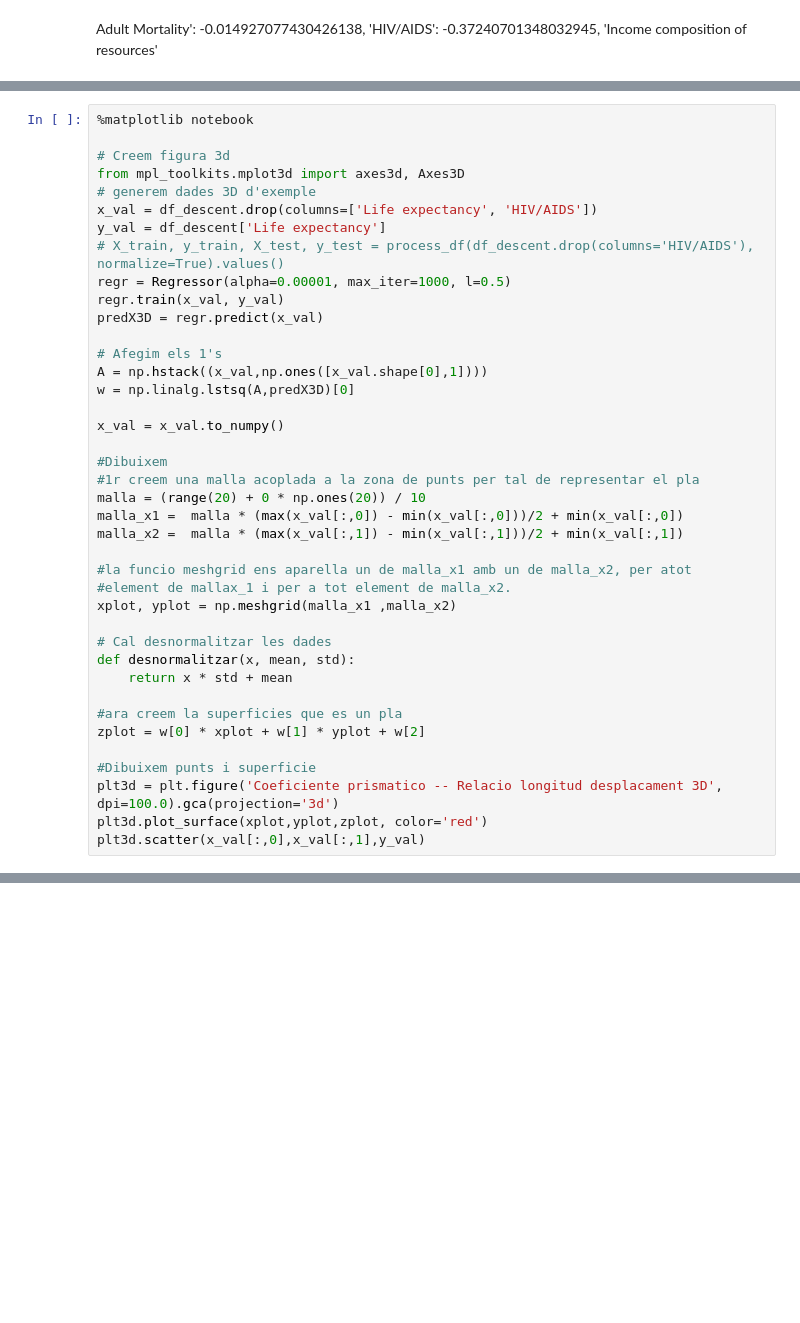
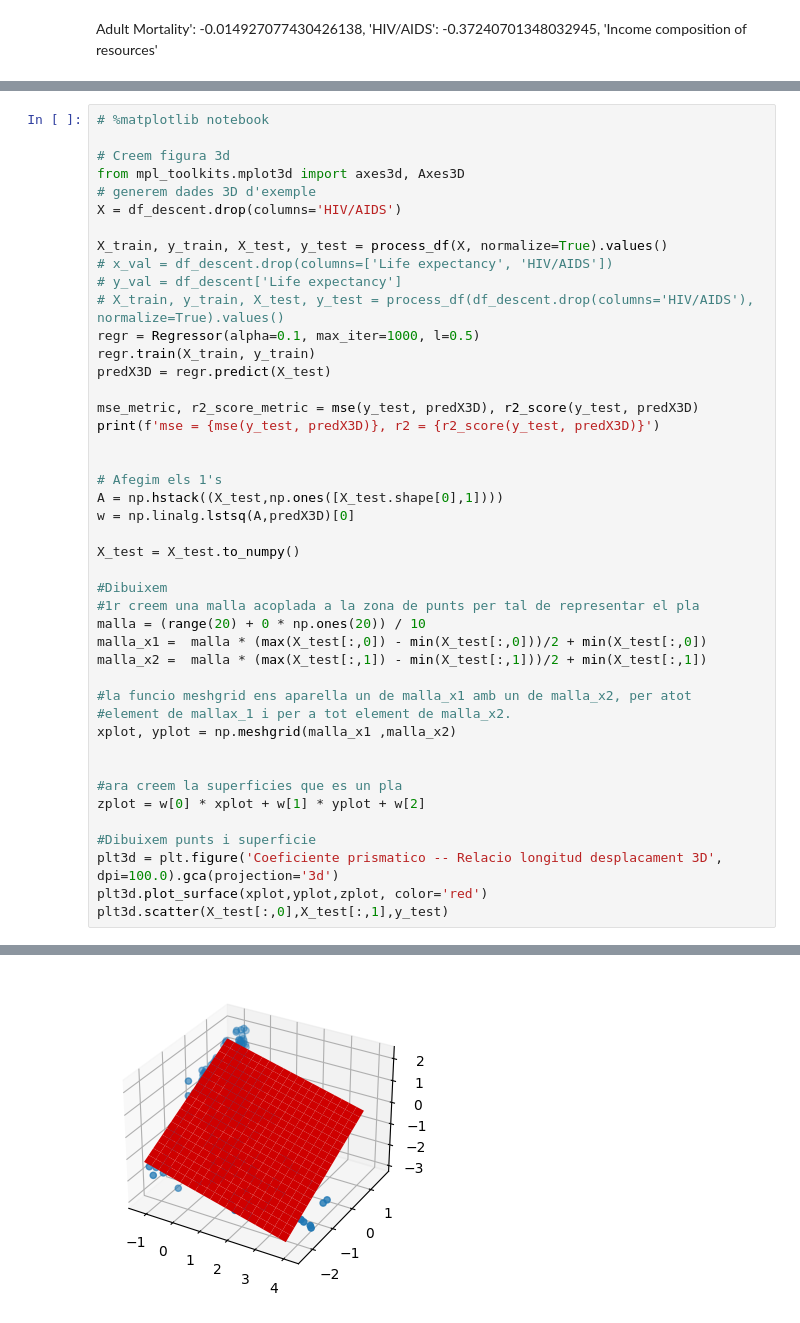
Before and after one commit to pablo15ruiz/ac-pr01, a Jupyter notebook: pr01.ipynb, the cells around one changed output, grey strips where cells are left out. Drawn from its saved outputs; the diff is of its cells as text; blank space fills up the shorter version.

```diff
--- a/pr01.ipynb
+++ b/pr01.ipynb
@@ -428,35 +466,39 @@ plt.scatter(df_descent['Income composition of resources'], df_descent['Life expe
 # %%
-%matplotlib notebook
+# %matplotlib notebook
 
 # Creem figura 3d
 from mpl_toolkits.mplot3d import axes3d, Axes3D
 # generem dades 3D d'exemple
-x_val = df_descent.drop(columns=['Life expectancy', 'HIV/AIDS'])
-y_val = df_descent['Life expectancy']
+X = df_descent.drop(columns='HIV/AIDS')
+
+X_train, y_train, X_test, y_test = process_df(X, normalize=True).values()
+# x_val = df_descent.drop(columns=['Life expectancy', 'HIV/AIDS'])
+# y_val = df_descent['Life expectancy']
 # X_train, y_train, X_test, y_test = process_df(df_descent.drop(columns='HIV/AIDS'), normalize=True).values()
-regr = Regressor(alpha=0.00001, max_iter=1000, l=0.5)
-regr.train(x_val, y_val)
-predX3D = regr.predict(x_val)
+regr = Regressor(alpha=0.1, max_iter=1000, l=0.5)
+regr.train(X_train, y_train)
+predX3D = regr.predict(X_test)
+
+mse_metric, r2_score_metric = mse(y_test, predX3D), r2_score(y_test, predX3D)
+print(f'mse = {mse(y_test, predX3D)}, r2 = {r2_score(y_test, predX3D)}')
+
 
 # Afegim els 1's
-A = np.hstack((x_val,np.ones([x_val.shape[0],1])))
+A = np.hstack((X_test,np.ones([X_test.shape[0],1])))
 w = np.linalg.lstsq(A,predX3D)[0]
 
-x_val = x_val.to_numpy()
+X_test = X_test.to_numpy()
 
 #Dibuixem
 #1r creem una malla acoplada a la zona de punts per tal de representar el pla
 malla = (range(20) + 0 * np.ones(20)) / 10
-malla_x1 =  malla * (max(x_val[:,0]) - min(x_val[:,0]))/2 + min(x_val[:,0])
-malla_x2 =  malla * (max(x_val[:,1]) - min(x_val[:,1]))/2 + min(x_val[:,1])
+malla_x1 =  malla * (max(X_test[:,0]) - min(X_test[:,0]))/2 + min(X_test[:,0])
+malla_x2 =  malla * (max(X_test[:,1]) - min(X_test[:,1]))/2 + min(X_test[:,1])
 
 #la funcio meshgrid ens aparella un de malla_x1 amb un de malla_x2, per atot
 #element de mallax_1 i per a tot element de malla_x2.
 xplot, yplot = np.meshgrid(malla_x1 ,malla_x2)
 
-# Cal desnormalitzar les dades
-def desnormalitzar(x, mean, std):
-    return x * std + mean
 
 #ara creem la superficies que es un pla
 zplot = w[0] * xplot + w[1] * yplot + w[2]
@@ -464,5 +506,5 @@ zplot = w[0] * xplot + w[1] * yplot + w[2]
 #Dibuixem punts i superficie
 plt3d = plt.figure('Coeficiente prismatico -- Relacio longitud desplacament 3D', dpi=100.0).gca(projection='3d')
 plt3d.plot_surface(xplot,yplot,zplot, color='red')
-plt3d.scatter(x_val[:,0],x_val[:,1],y_val)
+plt3d.scatter(X_test[:,0],X_test[:,1],y_test)
 # %% [output]
@@ -477,3 +515,4 @@ To use the future default and silence this warning we advise to pass `rcond=None
+[figure, added]
 # %% [markdown]
 <a style='text-decoration:none;line-height:16px;display:flex;color:#5B5B62;padding:10px;justify-content:end;' href='https://deepnote.com?utm_source=created-in-deepnote-cell&projectId=d39a29cb-b9dc-42f0-9dea-b7ab200c4080' target="_blank">
 <img alt='Created in deepnote.com' style='display:inline;max-height:16px;margin:0px;margin-right:7.5px;' src='embedded-picture-1' > </img>
```
Also changed, not shown: parts of 14 cells of this notebook.
